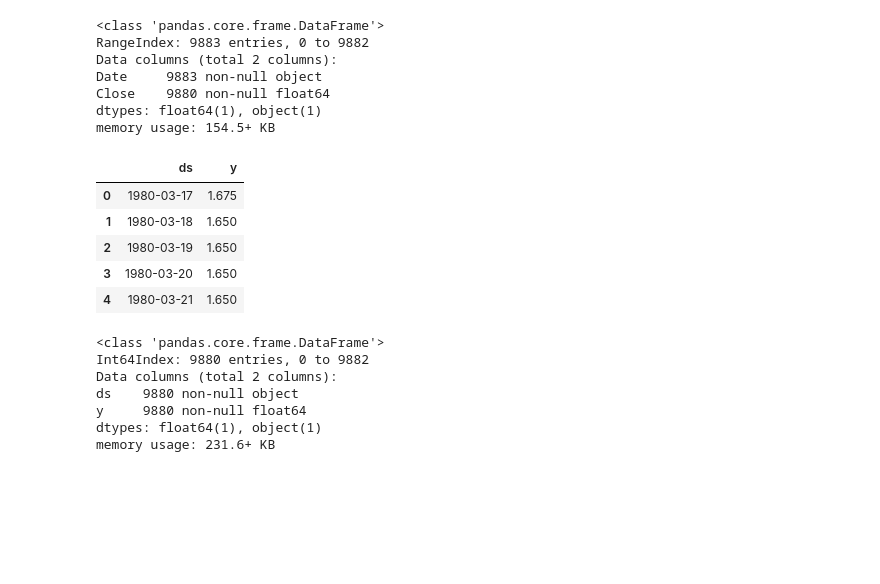
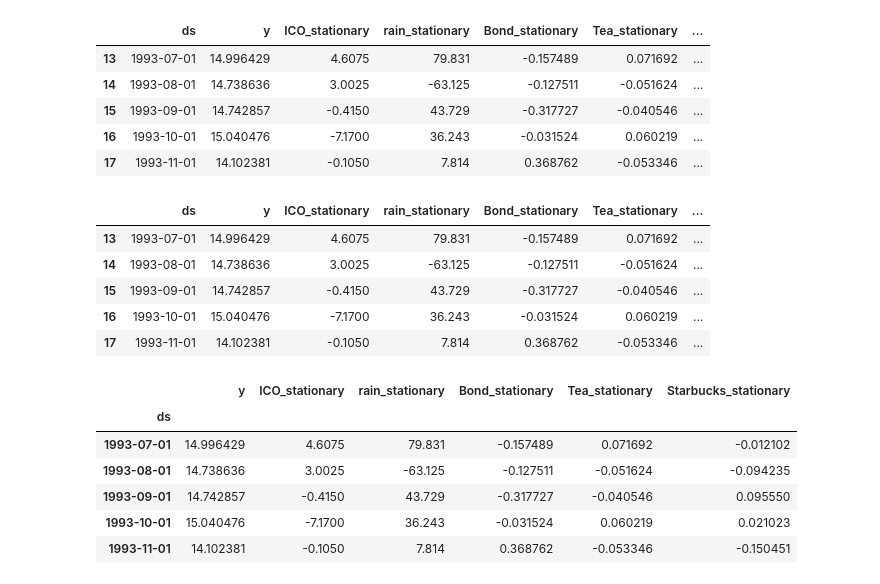
Before and after one commit to denisdunn/mod_4_Time_Series, a Jupyter notebook: coffee_tea_timeseries.ipynb, the cells around one changed output. Drawn from its saved outputs; the diff is of its cells as text; code cells hidden in the pictures; blank space fills up the shorter version.

```diff
--- a/coffee_tea_timeseries.ipynb
+++ b/coffee_tea_timeseries.ipynb
@@ -18,26 +22,27 @@ from fbprophet import Prophet as proph
 # %%
-ts = pd.read_csv('/Users/denisdunn/Downloads/FARM.csv')
-ts = ts.drop(ts[['Open','High','Low','Adj Close','Volume']], axis=1)
+#older data sets
+#ts = pd.read_csv('/Users/denisdunn/Downloads/FARM.csv')
+#ts = ts.drop(ts[['Open','High','Low','Adj Close','Volume']], axis=1)
 #ts['Date'] = pd.to_datetime(ts['Date'],unit='s')
+# %%
+#changed names for the prophet model
+ts = ts.rename(columns={'Date':'ds',
+                        'Target': 'y'})
+
+ts.head(5)
+# %% [output]
+|  | ds | y | ICO_stationary | rain_stationary | Bond_stationary | Tea_stationary | ... |
+| 13 | 1993-07-01 | 14.996429 | 4.6075 | 79.831 | -0.157489 | 0.071692 | ... |
+| 14 | 1993-08-01 | 14.738636 | 3.0025 | -63.125 | -0.127511 | -0.051624 | ... |
+| 15 | 1993-09-01 | 14.742857 | -0.4150 | 43.729 | -0.317727 | -0.040546 | ... |
+| 16 | 1993-10-01 | 15.040476 | -7.1700 | 36.243 | -0.031524 | 0.060219 | ... |
+| 17 | 1993-11-01 | 14.102381 | -0.1050 | 7.814 | 0.368762 | -0.053346 | ... |
 # %%
-ts.info()
+ts.head()
 # %% [output]
-<class 'pandas.core.frame.DataFrame'>
-RangeIndex: 9883 entries, 0 to 9882
-Data columns (total 2 columns):
-Date     9883 non-null object
-Close    9880 non-null float64
-dtypes: float64(1), object(1)
-memory usage: 154.5+ KB
+|  | ds | y | ICO_stationary | rain_stationary | Bond_stationary | Tea_stationary | ... |
+| 13 | 1993-07-01 | 14.996429 | 4.6075 | 79.831 | -0.157489 | 0.071692 | ... |
+| 14 | 1993-08-01 | 14.738636 | 3.0025 | -63.125 | -0.127511 | -0.051624 | ... |
+| 15 | 1993-09-01 | 14.742857 | -0.4150 | 43.729 | -0.317727 | -0.040546 | ... |
+| 16 | 1993-10-01 | 15.040476 | -7.1700 | 36.243 | -0.031524 | 0.060219 | ... |
+| 17 | 1993-11-01 | 14.102381 | -0.1050 | 7.814 | 0.368762 | -0.053346 | ... |
-# %%
-ts = ts.rename(columns={'Date': 'ds',
-                        'Close': 'y'})
-
-ts.head(5)
-# %% [output]
-|  | ds | y |
-| 0 | 1980-03-17 | 1.675 |
-| 1 | 1980-03-18 | 1.650 |
-| 2 | 1980-03-19 | 1.650 |
-| 3 | 1980-03-20 | 1.650 |
-| 4 | 1980-03-21 | 1.650 |
@@ -50,10 +49,13 @@ ts=ts.dropna()
-# %%
-ts.info()
-# %% [output]
-<class 'pandas.core.frame.DataFrame'>
-Int64Index: 9880 entries, 0 to 9882
-Data columns (total 2 columns):
-ds    9880 non-null object
-y     9880 non-null float64
-dtypes: float64(1), object(1)
-memory usage: 231.6+ KB
+# %%
+# set column to datetime, and set it as the index
+ts['ds'] = pd.to_datetime(ts['ds'] )
+ts = ts.set_index('ds')
+ts.head()
+# %% [output]
+|  | y | ICO_stationary | rain_stationary | Bond_stationary | Tea_stationary | Starbucks_stationary |
+| ds |  |  |  |  |  |  |
+| 1993-07-01 | 14.996429 | 4.6075 | 79.831 | -0.157489 | 0.071692 | -0.012102 |
+| 1993-08-01 | 14.738636 | 3.0025 | -63.125 | -0.127511 | -0.051624 | -0.094235 |
+| 1993-09-01 | 14.742857 | -0.4150 | 43.729 | -0.317727 | -0.040546 | 0.095550 |
+| 1993-10-01 | 15.040476 | -7.1700 | 36.243 | -0.031524 | 0.060219 | 0.021023 |
+| 1993-11-01 | 14.102381 | -0.1050 | 7.814 | 0.368762 | -0.053346 | -0.150451 |
```
Also changed, not shown: parts of 93 cells of this notebook, 11 other files.
